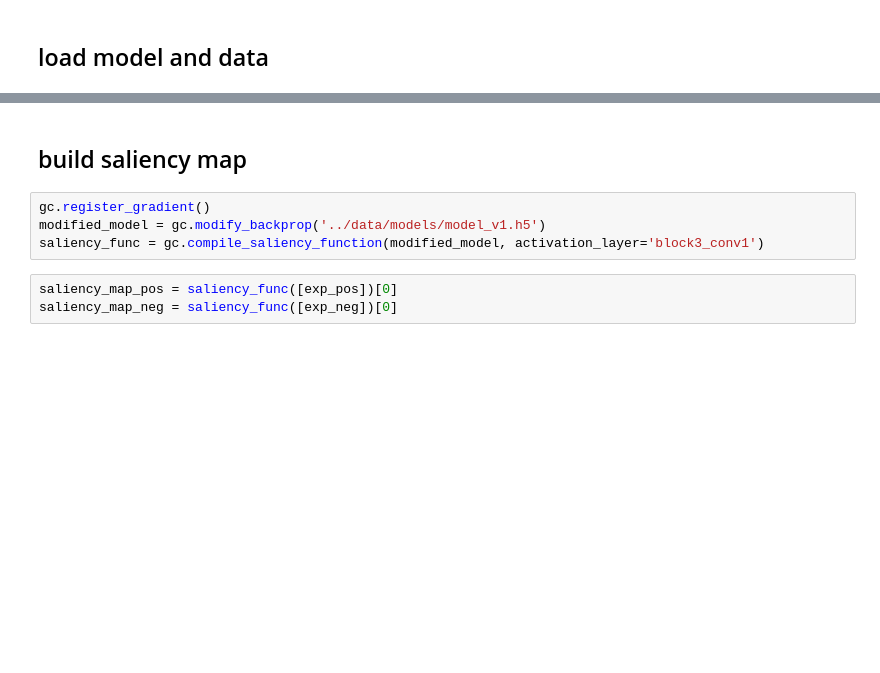
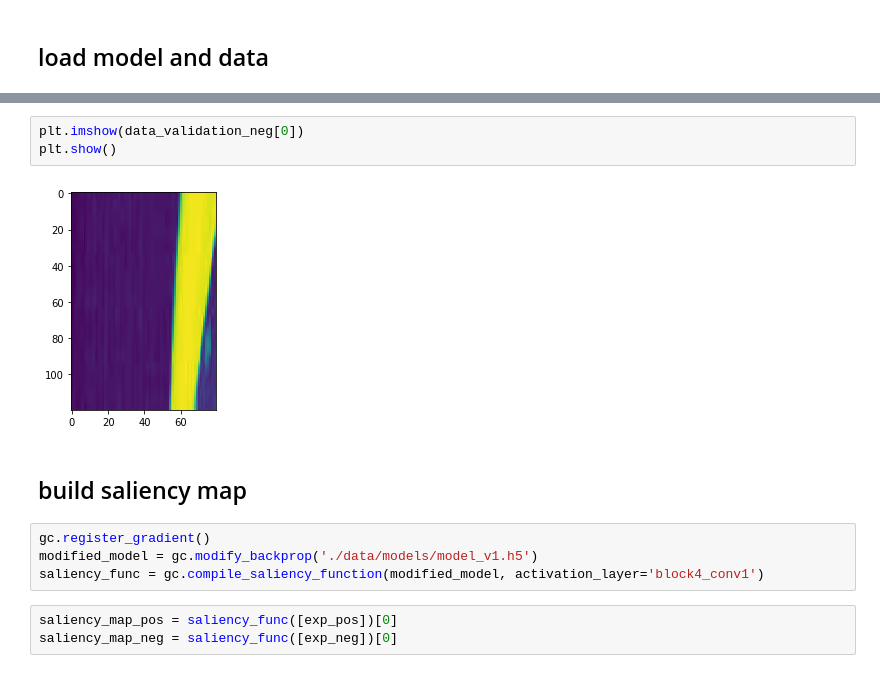
Before and after one commit to EnzoSeason/cnn_face_recogntion, a Jupyter notebook: notebook/visualization.ipynb, the cells around one changed output, grey strips where cells are left out. Cells and saved outputs as stored; diff of their text form; blank space fills up the shorter version.

```diff
--- a/notebook/visualization.ipynb
+++ b/notebook/visualization.ipynb
@@ -61,9 +67,14 @@ exp_neg = data_validation_neg[0].reshape(1,120,80,1)
+# %%
+plt.imshow(data_validation_neg[0])
+plt.show()
+# %% [output]
+[figure, added]
 # %% [markdown]
 ## build saliency map
 # %%
 gc.register_gradient()
-modified_model = gc.modify_backprop('../data/models/model_v1.h5')
-saliency_func = gc.compile_saliency_function(modified_model, activation_layer='block3_conv1')
+modified_model = gc.modify_backprop('./data/models/model_v1.h5')
+saliency_func = gc.compile_saliency_function(modified_model, activation_layer='block4_conv1')
 # %%
 saliency_map_pos = saliency_func([exp_pos])[0]
 saliency_map_neg = saliency_func([exp_neg])[0]
```
Also changed, not shown: parts of 5 cells of this notebook, 5 other files.
